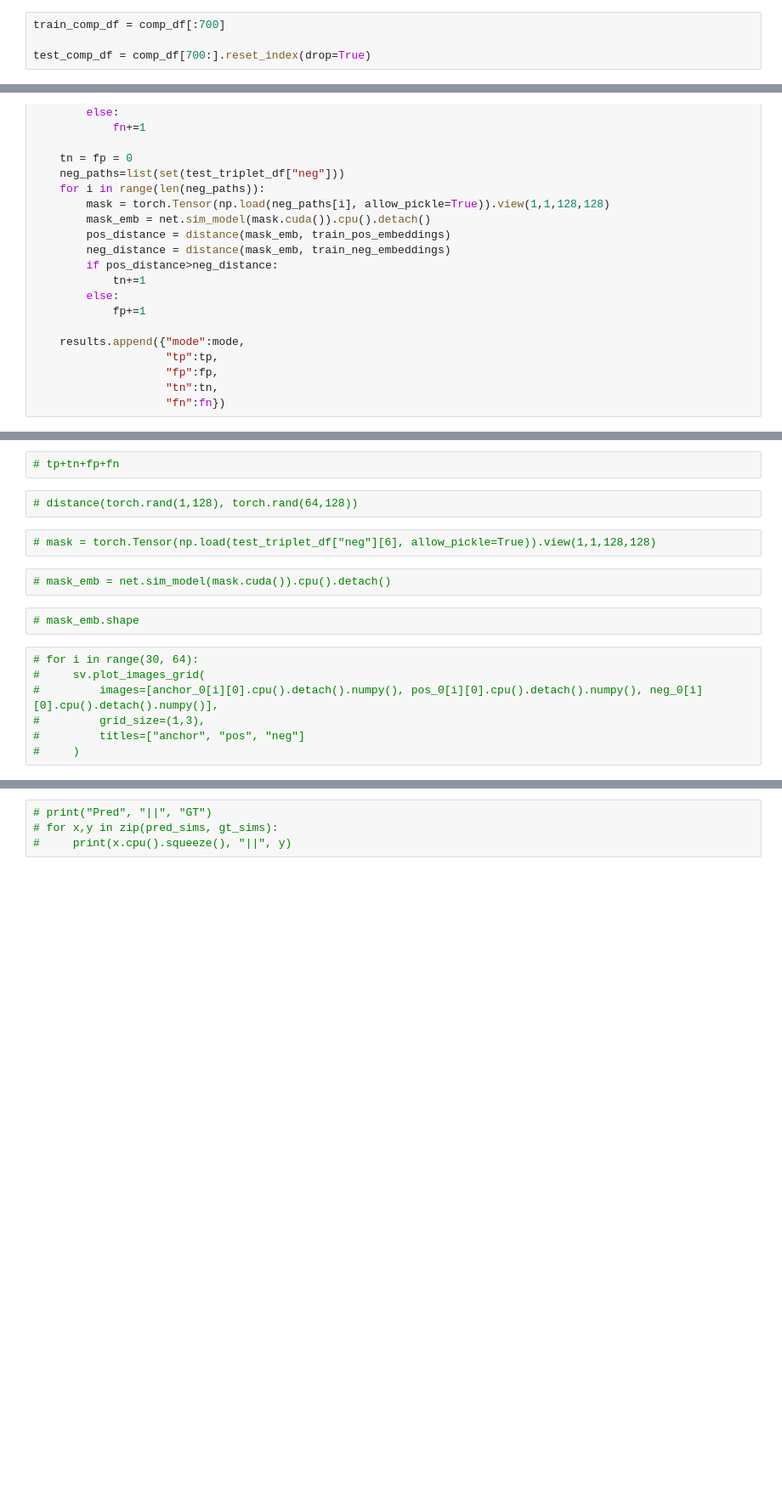
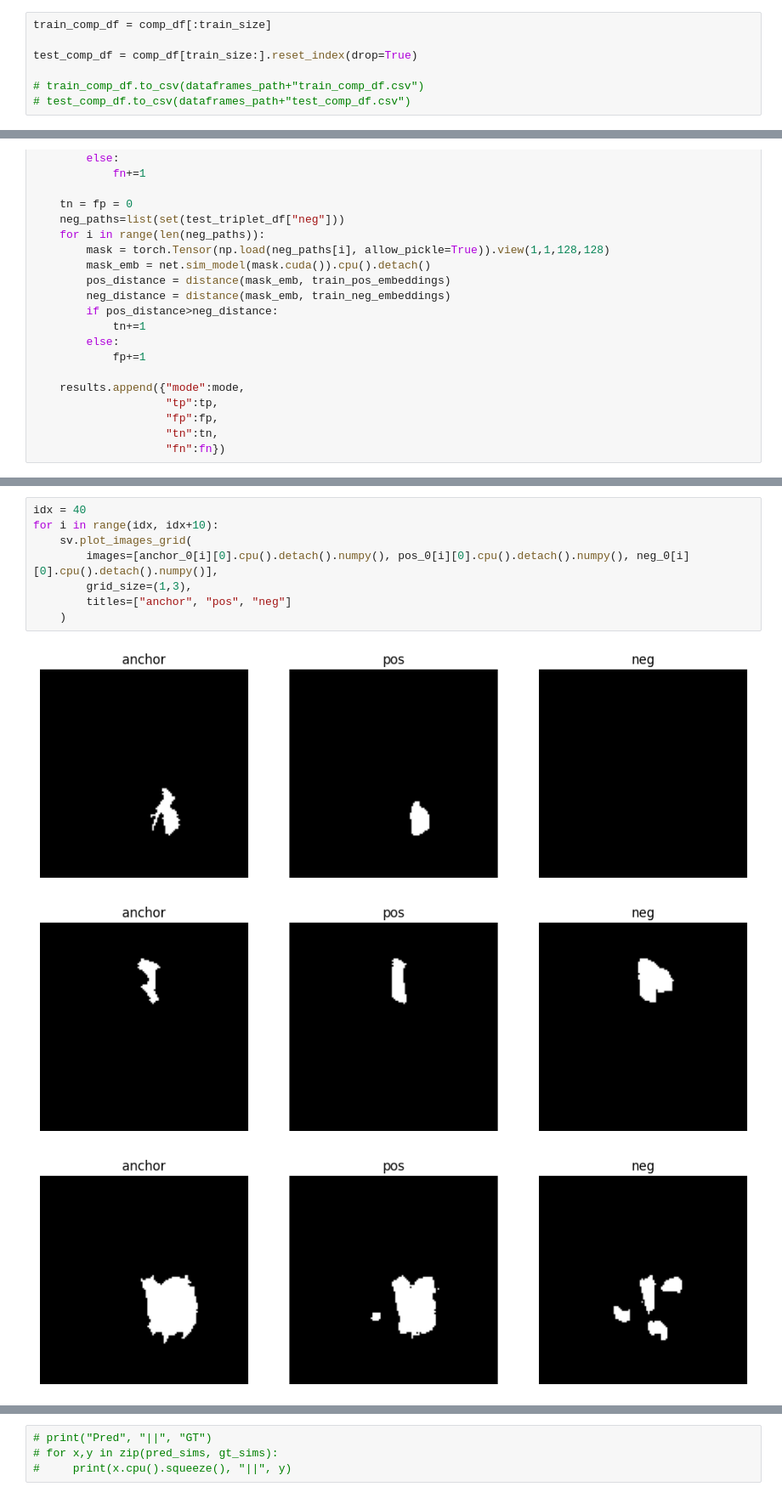
Before and after one commit to SalimFares4/Active-Learning-Segmentation, a Jupyter notebook: scripts/notebooks/14-Similarity_Learning_Preparation.ipynb, the cells around one changed output, grey strips where cells are left out. Shown: that part at 85% size. Drawn from its saved outputs; the diff is of its cells as text; blank space fills up the shorter version.

```diff
--- a/scripts/notebooks/14-Similarity_Learning_Preparation.ipynb
+++ b/scripts/notebooks/14-Similarity_Learning_Preparation.ipynb
@@ -173,4 +178,7 @@ params["model_path"]
 # %%
-train_comp_df = comp_df[:700]
+train_comp_df = comp_df[:train_size]
 
-test_comp_df = comp_df[700:].reset_index(drop=True)
+test_comp_df = comp_df[train_size:].reset_index(drop=True)
+
+# train_comp_df.to_csv(dataframes_path+"train_comp_df.csv")
+# test_comp_df.to_csv(dataframes_path+"test_comp_df.csv")
@@ -502,17 +595,12 @@ for mode in distance_modes:
-# %%
-# tp+tn+fp+fn
-# %%
-# distance(torch.rand(1,128), torch.rand(64,128))
-# %%
-# mask = torch.Tensor(np.load(test_triplet_df["neg"][6], allow_pickle=True)).view(1,1,128,128)
-# %%
-# mask_emb = net.sim_model(mask.cuda()).cpu().detach()
-# %%
-# mask_emb.shape
 # %%
-# for i in range(30, 64):
-#     sv.plot_images_grid(
-#         images=[anchor_0[i][0].cpu().detach().numpy(), pos_0[i][0].cpu().detach().numpy(), neg_0[i][0].cpu().detach().numpy()],
-#         grid_size=(1,3),
-#         titles=["anchor", "pos", "neg"]
-#     )
+idx = 40
+for i in range(idx, idx+10):
+    sv.plot_images_grid(
+        images=[anchor_0[i][0].cpu().detach().numpy(), pos_0[i][0].cpu().detach().numpy(), neg_0[i][0].cpu().detach().numpy()],
+        grid_size=(1,3),
+        titles=["anchor", "pos", "neg"]
+    )
+# %% [output]
+[figure, added]
+[figure, added]
+[figure, added]
```
Also changed, not shown: parts of 54 cells of this notebook, 2 other files.
